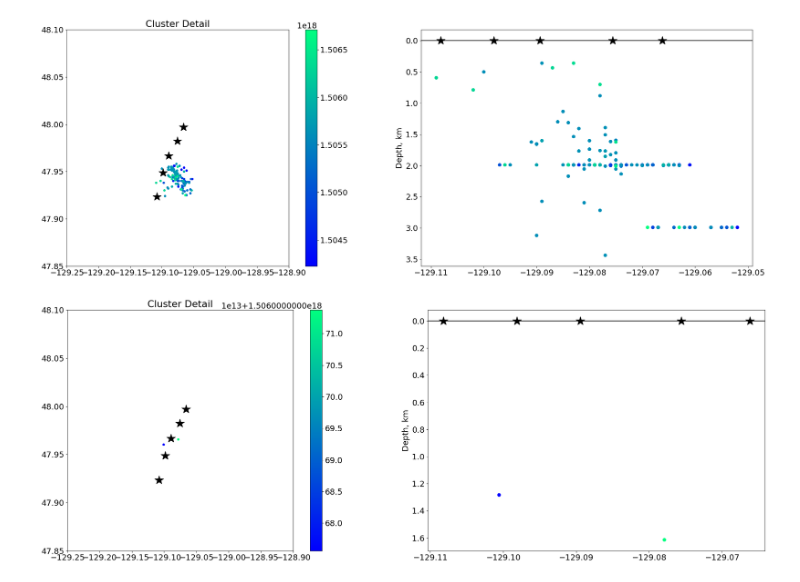
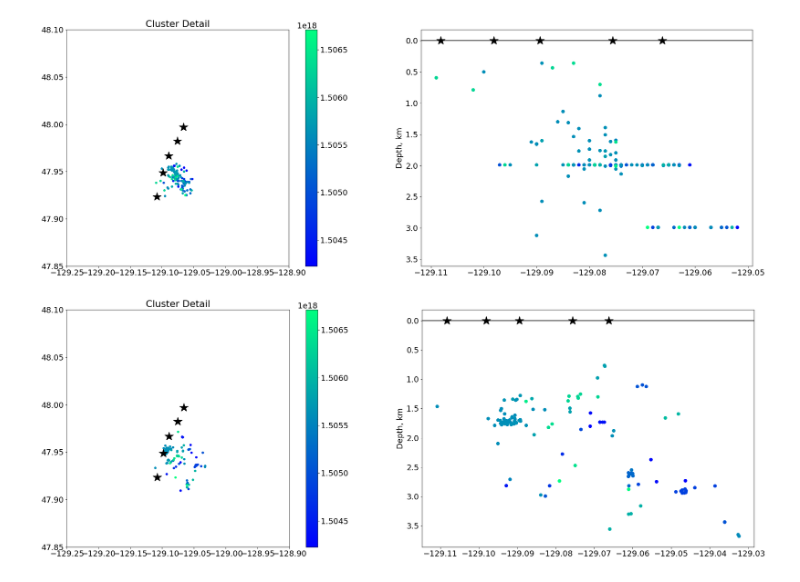
Before and after one commit to zoekrauss/endeavour_clustering, a Jupyter notebook: plot_growclust.ipynb, the cells around one changed output. Saved outputs shown, nothing was run; the diff lists cells and outputs as text; code cells hidden in the pictures.

```diff
--- a/plot_growclust.ipynb
+++ b/plot_growclust.ipynb
@@ -96,28 +96,28 @@ plt.ylabel('Depth, km');
 # %% [output]
 [figure]
 # %%
-clust = reloc[reloc['clusterID']==16]
+clust = reloc[reloc['clusterID']==1]
 
 vent_lon=[-129.098100000000,-129.089400000000,-129.075600000000,-129.108200000000,-129.066200000000]
 vent_lat=[47.9487000000000,47.9666000000000,47.9822000000000,47.9233000000000,47.9969000000000]
 
 plt.rcParams.update({'font.size': 18})
 
 fig, ax = plt.subplots(1, 2,figsize=[30,10])
 
 ax[0].plot(vent_lon,vent_lat,'k*',markersize=20,linestyle="none")
 ax[0].set_xlim([-129.25,-128.9])
 ax[0].set_ylim([47.85,48.1])
 ax[0].set_aspect(1/0.67);
 s =ax[0].scatter(clust['lonR'],clust['latR'],20,c=clust['eventTime'],cmap='winter')
 ax[0].set_title('Cluster Detail')
 
 
 ax[1].plot(vent_lon,np.zeros(len(vent_lon)),'k*',markersize=20,linestyle="none")
 ss = ax[1].scatter(clust['lonR'],clust['depR'],50,c=clust['eventTime'],cmap='winter')
 cbar = plt.colorbar(s,ax=ax[0])
 plt.axhline(y=0, color='k', linestyle='-')
 plt.gca().invert_yaxis()
 plt.ylabel('Depth, km');
 # %% [output]
-[figure, old version]
+[figure, new version]
```
Also changed, not shown: parts of 1 cell of this notebook, 2 other files.
